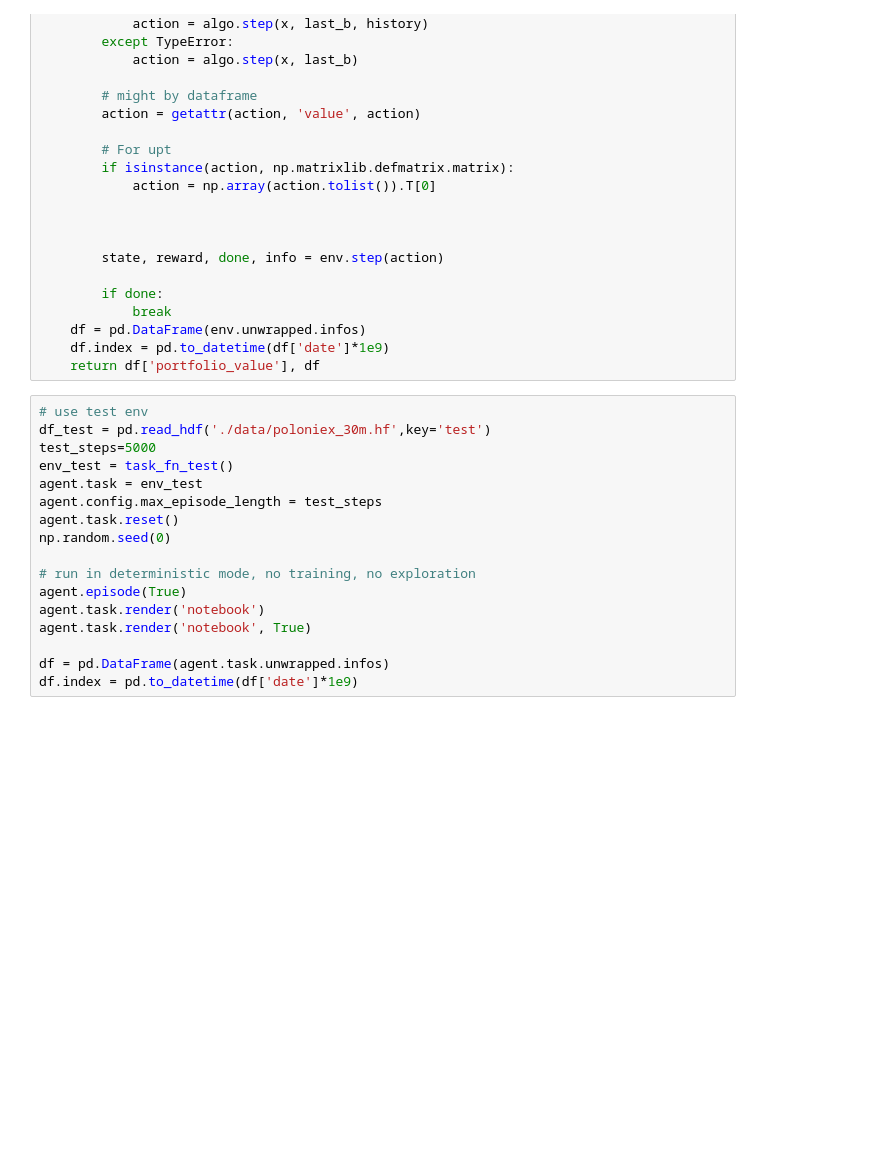
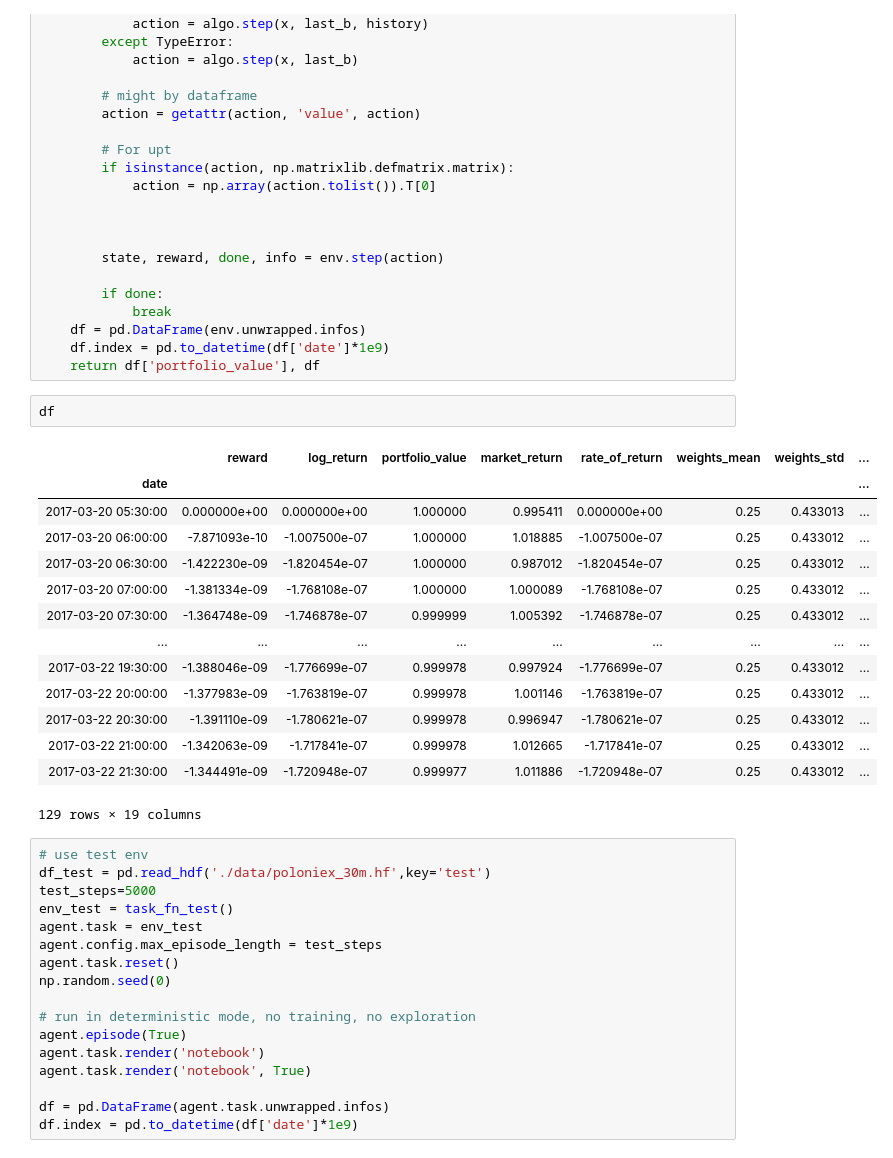
Before and after one commit to tsol3y/Senior_Sem, a Jupyter notebook: Ryan_ddpg-stock-trading-code/pytorch-deeprl-DDPG-EIIE.ipynb, the cells around one changed output. Saved outputs shown, nothing was run; the diff lists cells and outputs as text; blank space fills up the shorter version.

```diff
--- a/Ryan_ddpg-stock-trading-code/pytorch-deeprl-DDPG-EIIE.ipynb
+++ b/Ryan_ddpg-stock-trading-code/pytorch-deeprl-DDPG-EIIE.ipynb
@@ -585,6 +584,23 @@ def test_algo(env, algo, seed=0):
     df = pd.DataFrame(env.unwrapped.infos)
     df.index = pd.to_datetime(df['date']*1e9)
     return df['portfolio_value'], df
+# %%
+df
+# %% [output]
+|  | reward | log_return | portfolio_value | market_return | rate_of_return | weights_mean | weights_std | ... |
+| date |  |  |  |  |  |  |  | ... |
+| 2017-03-20 05:30:00 | 0.000000e+00 | 0.000000e+00 | 1.000000 | 0.995411 | 0.000000e+00 | 0.25 | 0.433013 | ... |
+| 2017-03-20 06:00:00 | -7.871093e-10 | -1.007500e-07 | 1.000000 | 1.018885 | -1.007500e-07 | 0.25 | 0.433012 | ... |
+| 2017-03-20 06:30:00 | -1.422230e-09 | -1.820454e-07 | 1.000000 | 0.987012 | -1.820454e-07 | 0.25 | 0.433012 | ... |
+| 2017-03-20 07:00:00 | -1.381334e-09 | -1.768108e-07 | 1.000000 | 1.000089 | -1.768108e-07 | 0.25 | 0.433012 | ... |
+| 2017-03-20 07:30:00 | -1.364748e-09 | -1.746878e-07 | 0.999999 | 1.005392 | -1.746878e-07 | 0.25 | 0.433012 | ... |
+| ... | ... | ... | ... | ... | ... | ... | ... | ... |
+| 2017-03-22 19:30:00 | -1.388046e-09 | -1.776699e-07 | 0.999978 | 0.997924 | -1.776699e-07 | 0.25 | 0.433012 | ... |
+| 2017-03-22 20:00:00 | -1.377983e-09 | -1.763819e-07 | 0.999978 | 1.001146 | -1.763819e-07 | 0.25 | 0.433012 | ... |
+| 2017-03-22 20:30:00 | -1.391110e-09 | -1.780621e-07 | 0.999978 | 0.996947 | -1.780621e-07 | 0.25 | 0.433012 | ... |
+| 2017-03-22 21:00:00 | -1.342063e-09 | -1.717841e-07 | 0.999978 | 1.012665 | -1.717841e-07 | 0.25 | 0.433012 | ... |
+| 2017-03-22 21:30:00 | -1.344491e-09 | -1.720948e-07 | 0.999977 | 1.011886 | -1.720948e-07 | 0.25 | 0.433012 | ... |
+129 rows × 19 columns
 # %%
 # use test env
 df_test = pd.read_hdf('./data/poloniex_30m.hf',key='test')
```
Also changed, not shown: parts of 5 cells of this notebook, 19 other files.
